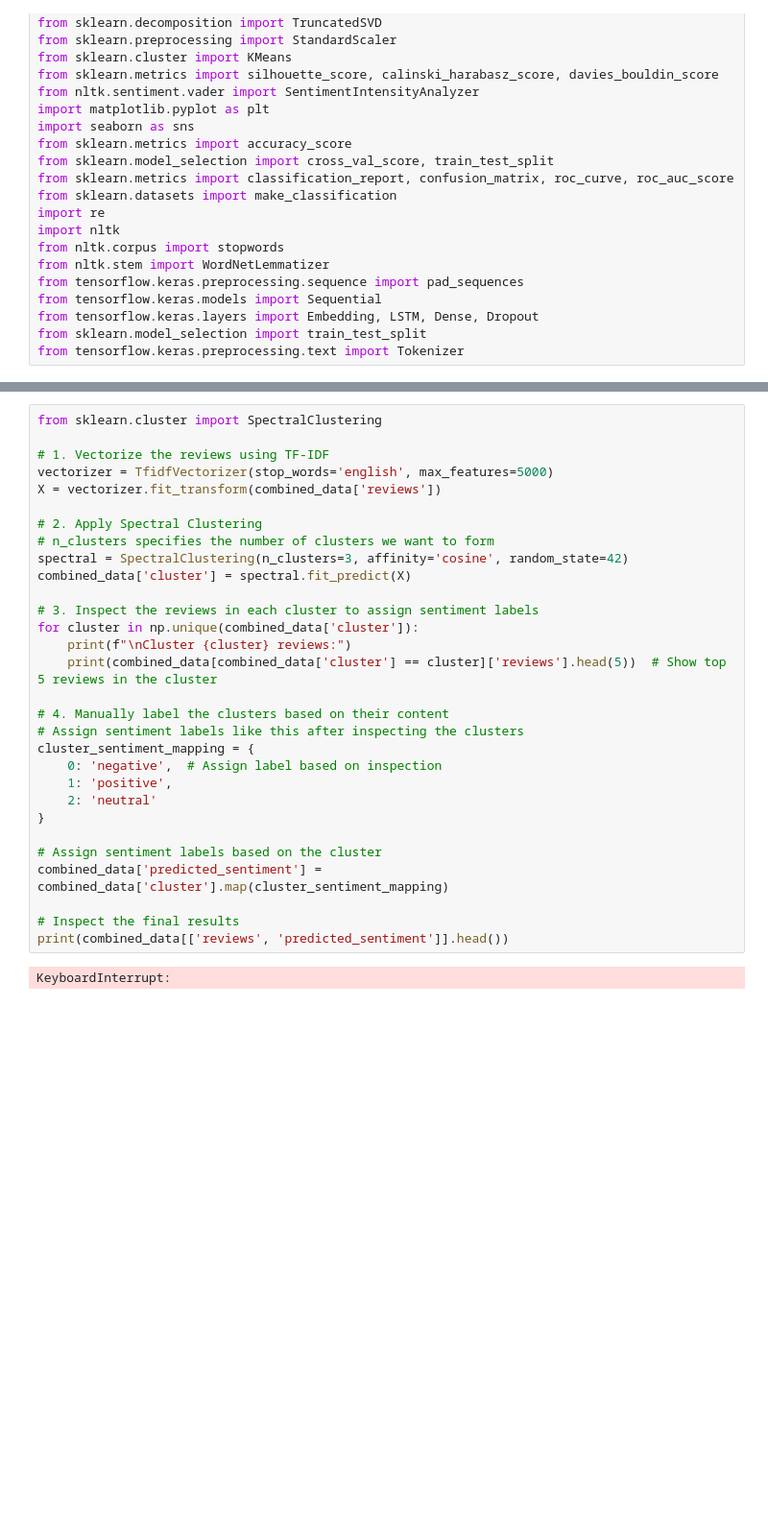
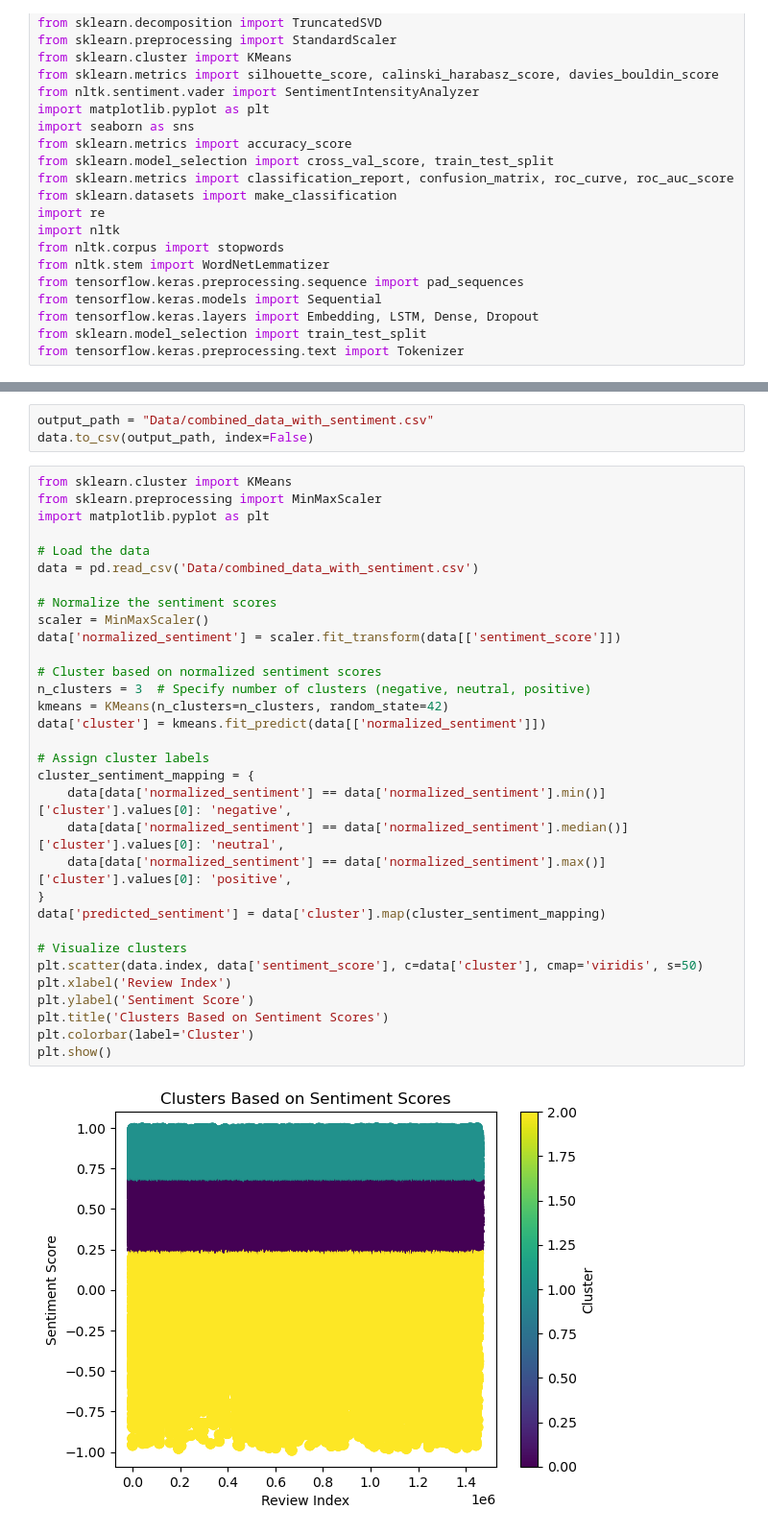
Before and after one commit to Sciotaku/DTUDataScienceProject, a Jupyter notebook: SentimentAnalysis.ipynb, the cells around one changed output, grey strips where cells are left out. Shown at 96% size. Cells and saved outputs as stored; diff of their text form; blank space fills up the shorter version.

```diff
--- a/SentimentAnalysis.ipynb
+++ b/SentimentAnalysis.ipynb
@@ -162,32 +78,37 @@ Cluster 1 reviews:
-# %%
-from sklearn.cluster import SpectralClustering
-
-# 1. Vectorize the reviews using TF-IDF
-vectorizer = TfidfVectorizer(stop_words='english', max_features=5000)
-X = vectorizer.fit_transform(combined_data['reviews'])
-
-# 2. Apply Spectral Clustering
-# n_clusters specifies the number of clusters we want to form
-spectral = SpectralClustering(n_clusters=3, affinity='cosine', random_state=42)
-combined_data['cluster'] = spectral.fit_predict(X)
-
-# 3. Inspect the reviews in each cluster to assign sentiment labels
-for cluster in np.unique(combined_data['cluster']):
-    print(f"\nCluster {cluster} reviews:")
-    print(combined_data[combined_data['cluster'] == cluster]['reviews'].head(5))  # Show top 5 reviews in the cluster
-
-# 4. Manually label the clusters based on their content
-# Assign sentiment labels like this after inspecting the clusters
-cluster_sentiment_mapping = {
-    0: 'negative',  # Assign label based on inspection
-    1: 'positive',
-    2: 'neutral'
-}
-
-# Assign sentiment labels based on the cluster
-combined_data['predicted_sentiment'] = combined_data['cluster'].map(cluster_sentiment_mapping)
-
-# Inspect the final results
-print(combined_data[['reviews', 'predicted_sentiment']].head())
-# %% [output]
-KeyboardInterrupt:
+# %%
+output_path = "Data/combined_data_with_sentiment.csv"
+data.to_csv(output_path, index=False)
+# %%
+from sklearn.cluster import KMeans
+from sklearn.preprocessing import MinMaxScaler
+import matplotlib.pyplot as plt
+
+# Load the data
+data = pd.read_csv('Data/combined_data_with_sentiment.csv')
+
+# Normalize the sentiment scores
+scaler = MinMaxScaler()
+data['normalized_sentiment'] = scaler.fit_transform(data[['sentiment_score']])
+
+# Cluster based on normalized sentiment scores
+n_clusters = 3  # Specify number of clusters (negative, neutral, positive)
+kmeans = KMeans(n_clusters=n_clusters, random_state=42)
+data['cluster'] = kmeans.fit_predict(data[['normalized_sentiment']])
+
+# Assign cluster labels
+cluster_sentiment_mapping = {
+    data[data['normalized_sentiment'] == data['normalized_sentiment'].min()]['cluster'].values[0]: 'negative',
+    data[data['normalized_sentiment'] == data['normalized_sentiment'].median()]['cluster'].values[0]: 'neutral',
+    data[data['normalized_sentiment'] == data['normalized_sentiment'].max()]['cluster'].values[0]: 'positive',
+}
+data['predicted_sentiment'] = data['cluster'].map(cluster_sentiment_mapping)
+
+# Visualize clusters
+plt.scatter(data.index, data['sentiment_score'], c=data['cluster'], cmap='viridis', s=50)
+plt.xlabel('Review Index')
+plt.ylabel('Sentiment Score')
+plt.title('Clusters Based on Sentiment Scores')
+plt.colorbar(label='Cluster')
+plt.show()
+# %% [output]
+[figure, added]
```
Also changed, not shown: parts of 9 cells of this notebook.
